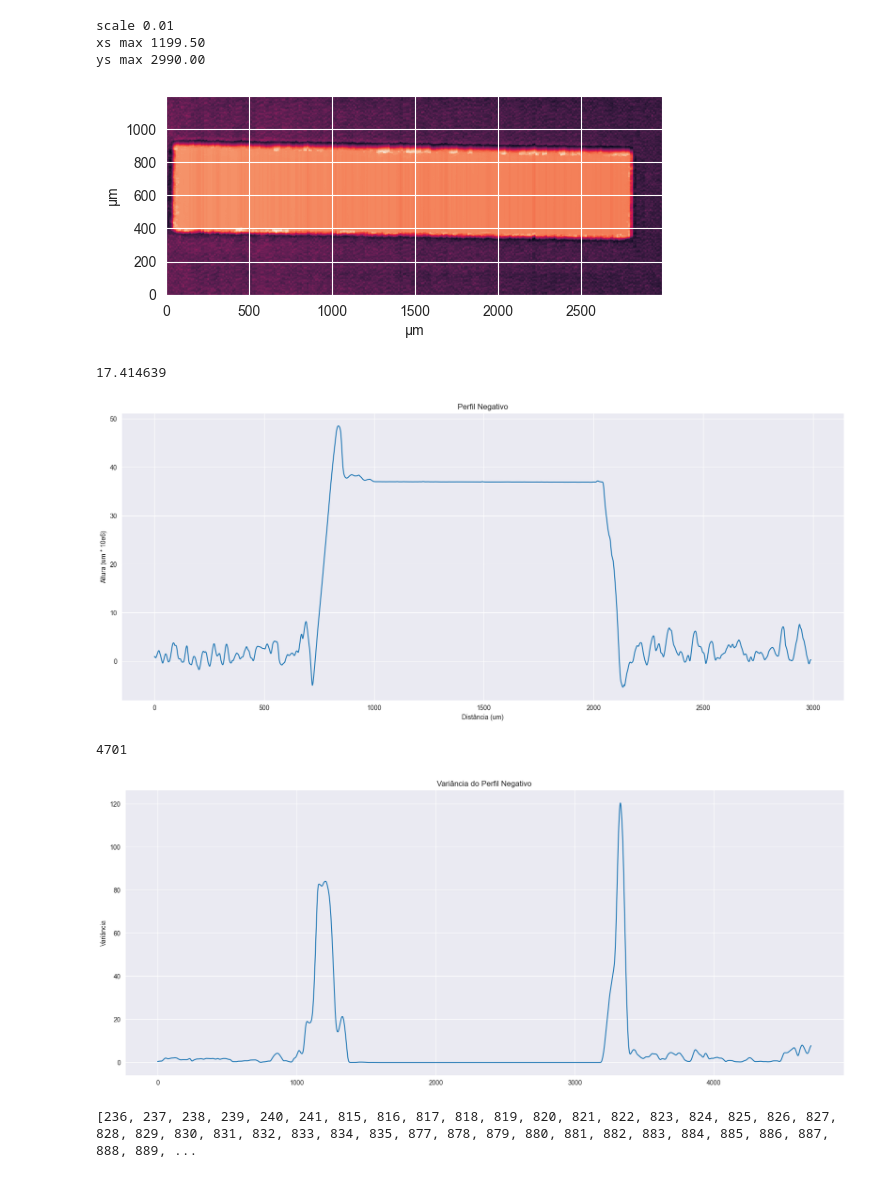
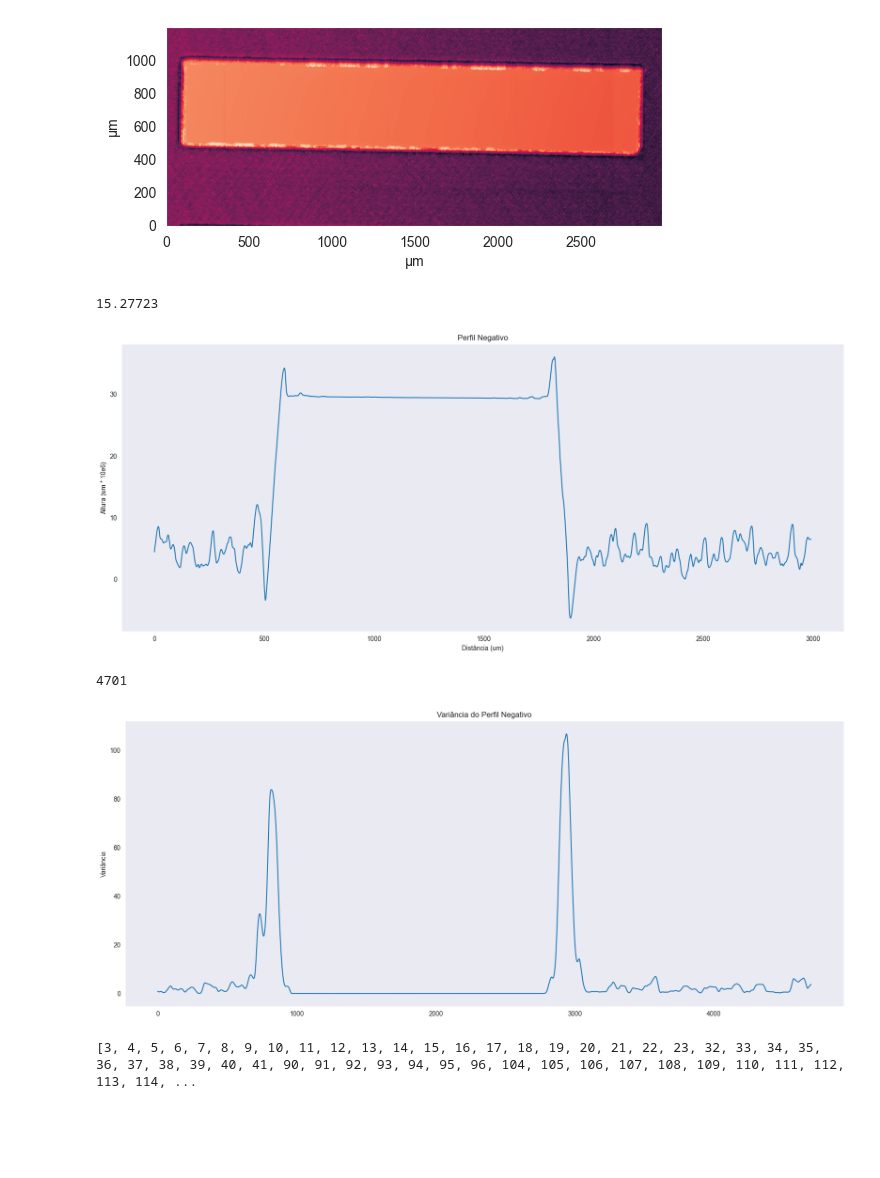
Before and after one commit to Pidoviski/calculadora_de_rugosidade, a Jupyter notebook: main.ipynb, the cells around one changed output. Drawn from its saved outputs; the diff is of its cells as text; code cells hidden in the pictures; blank space fills up the shorter version.

```diff
--- a/main.ipynb
+++ b/main.ipynb
@@ -291,7 +291,6 @@ class DektakLoad:
                                         subsubitem.data['unit_symbol_y'])
                     break
             if plot:
-                print("scale %.2f "%scale.data['value'])
                 teste = mat.data['data']
                 plt.imshow(mat.data['data']*scale.data['value'],
                            extent=[0,dim2.data['value'],
@@ -301,13 +300,11 @@ class DektakLoad:
             zs=mat.data['data']*scale.data['value']/divisor
             xs=np.linspace(0, dim1.data['value'],
                            np.shape(mat.data['data'])[1])
-            print("xs max %.2f "%dim1.data['value'])
             ys=np.linspace(0, dim2.data['value'],
                            np.shape(mat.data['data'])[0])
-            print("ys max %.2f "%dim2.data['value'])
-            return (xs, ys, zs, teste)
+            return (xs, ys, zs)
         else:
-            return None, None, None, None
+            return None, None, None
 
     def get_metadata(self):
         for item in self.items:
@@ -324,13 +321,10 @@ class DektakLoad:
                     res[k.name][child.name]=child.data
         return res
 # %%
-loader = DektakLoad('T1B\T1B_0graus_Negativo.OPDx')
-X,y,z,teste = loader.get_data_2D()
+loader = DektakLoad('T1C\T1C_0graus_Negativo.OPDx')
+X,y,z = loader.get_data_2D()
 # %% [output]
-scale 0.01
-xs max 1199.50
-ys max 2990.00
-[figure, old version]
+[figure, new version]
 # %%
 import pandas as pd
 import seaborn as sns
@@ -342,18 +336,18 @@ sns.set_style('darkgrid')
 sns.set_palette('tab10')
 # %%
-aux = pd.Series()
+altura = pd.Series()
 for i in range(len(y)):
-    aux[i] = ((z[i][x]*1000000))
-print(aux.mean())
-if aux.mean() > 0:
+    altura[i] = ((z[i][x]*1000000))
+print(altura.mean())
+if altura.mean() > 0:
     Perfil = "Negativo"
 else:
     Perfil = "Positivo"
 
-ax = sns.lineplot(y= aux, x = y)
+ax = sns.lineplot(y= altura, x = y)
 ax.figure.set_size_inches(20,8)
 ax.set_title("Perfil %s"%Perfil)
-ax.set(xlabel = "Distância (um)", ylabel = "Altura (um * 10e6)")
+ax.set(xlabel = "Distância (um)", ylabel = "Altura (um)")
 
 
 """Exibir um ponto aleatório na curva
@@ -370,42 +364,41 @@ plt.scatter(x=py, y = px ,c='r', s = 15)
 """
 plt.show()
 # %% [output]
-17.414639
+15.27723
-[figure, old version]
+[figure, new version]
 # %%
 alpha = pd.Series()
-aux_var = pd.Series()
+altura_var = pd.Series()
 
-for i in range(len(aux)-div):
-    for j in range(div):
-        alpha[j] = aux[i+j]
-    aux_var[i] = alpha.var()
+for i in range(len(altura)-pontos):
+    for j in range(pontos):
+        alpha[j] = altura[i+j]
+    altura_var[i] = alpha.var()
 
-print(len(aux_var))
-ax = sns.lineplot(aux_var)
+print(len(altura_var))
+ax = sns.lineplot(altura_var)
 ax.figure.set_size_inches(20,8)
 ax.set_title("Variância do Perfil %s"%Perfil)
 ax.set(ylabel = "Variância")
 plt.show()
 # %% [output]
 4701
-[figure, old version]
+[figure, new version]
 # %%
 indices_criticos = []
 
 
-for i in range(len(aux_var)):
-    if i <= 2 or i >= (len(aux_var) - 3):
+for i in range(len(altura)):
+    if i <= 2 or i >= (len(altura) - 3):
         pass
     else:
-        s = (aux_var[i+3] - aux_var[i-3])
+        s = (altura[i+3] - altura[i-3])
         if (s > 0.5) or (s < -0.5):
             indices_criticos.append(i)
-            #indices_criticos_positivo[i] = i
-#indices_criticos_positivo.reset_index(inplace=True, drop = True)
+
 print(indices_criticos)
 # %% [output]
-[236, 237, 238, 239, 240, 241, 815, 816, 817, 818, 819, 820, 821, 822, 823, 824, 825, 826, 827, 828, 829, 830, 831, 832, 833, 834, 835, 877, 878, 879, 880, 881, 882, 883, 884, 885, 886, 887, 888, 889, ...
+[3, 4, 5, 6, 7, 8, 9, 10, 11, 12, 13, 14, 15, 16, 17, 18, 19, 20, 21, 22, 23, 32, 33, 34, 35, 36, 37, 38, 39, 40, 41, 90, 91, 92, 93, 94, 95, 96, 104, 105, 106, 107, 108, 109, 110, 111, 112, 113, 114, ...
 # %%
 print(len(indices_criticos))
 
```
Also changed, not shown: parts of 9 cells of this notebook.
